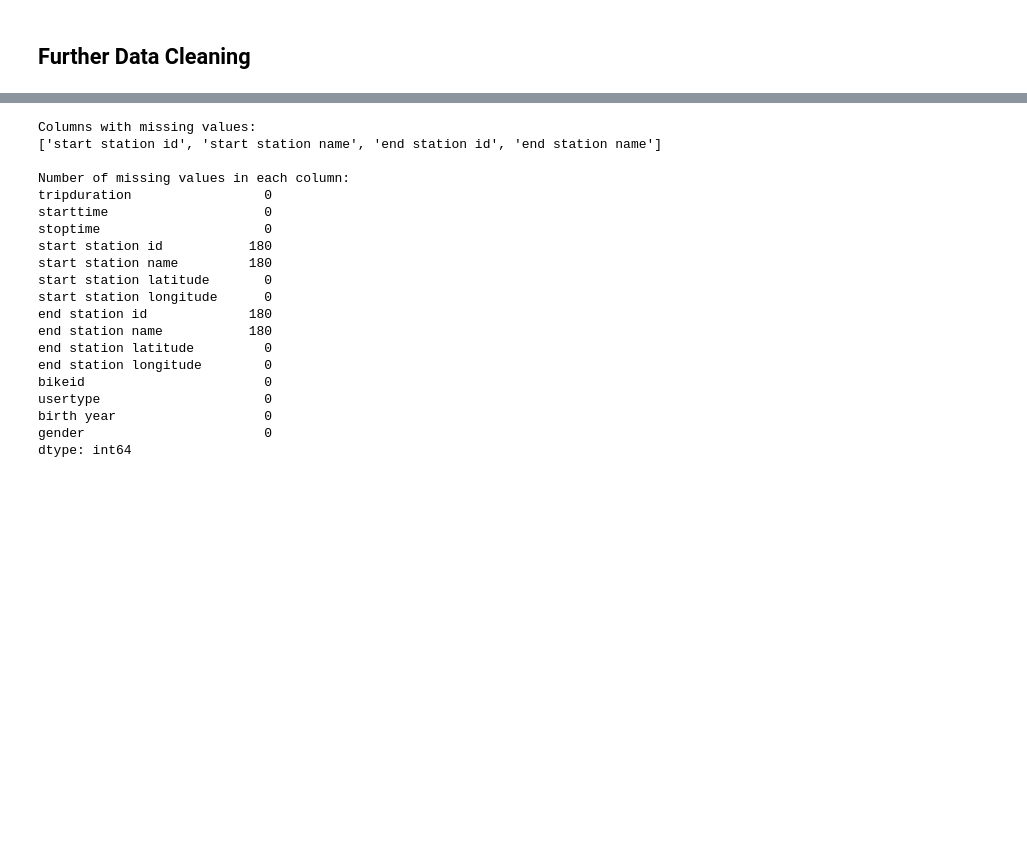
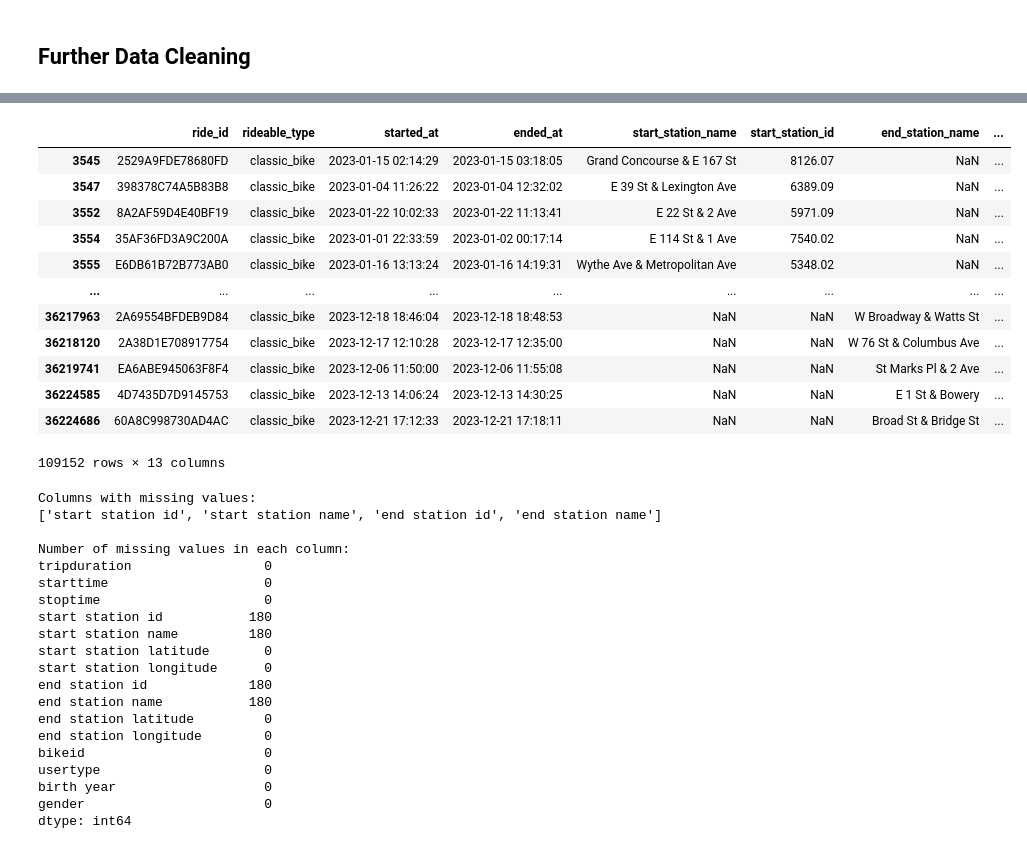
Before and after one commit to lukasschirren/nyc_bike_rental, a Jupyter notebook: Lukas_Workspace.ipynb, the cells around one changed output, grey strips where cells are left out. Saved outputs shown, nothing was run; the diff lists cells and outputs as text; code cells hidden in the pictures; blank space fills up the shorter version.

```diff
--- a/Lukas_Workspace.ipynb
+++ b/Lukas_Workspace.ipynb
@@ -75,3 +165,20 @@ dtype: int64
+# %%
+data_nan_location = data_2023[data_2023.isna().any(axis=1)]
+data_nan_location
+# %% [output]
+|  | ride_id | rideable_type | started_at | ended_at | start_station_name | start_station_id | end_station_name | ... |
+| 3545 | 2529A9FDE78680FD | classic_bike | 2023-01-15 02:14:29 | 2023-01-15 03:18:05 | Grand Concourse & E 167 St | 8126.07 | NaN | ... |
+| 3547 | 398378C74A5B83B8 | classic_bike | 2023-01-04 11:26:22 | 2023-01-04 12:32:02 | E 39 St & Lexington Ave | 6389.09 | NaN | ... |
+| 3552 | 8A2AF59D4E40BF19 | classic_bike | 2023-01-22 10:02:33 | 2023-01-22 11:13:41 | E 22 St & 2 Ave | 5971.09 | NaN | ... |
+| 3554 | 35AF36FD3A9C200A | classic_bike | 2023-01-01 22:33:59 | 2023-01-02 00:17:14 | E 114 St & 1 Ave | 7540.02 | NaN | ... |
+| 3555 | E6DB61B72B773AB0 | classic_bike | 2023-01-16 13:13:24 | 2023-01-16 14:19:31 | Wythe Ave & Metropolitan Ave | 5348.02 | NaN | ... |
+| ... | ... | ... | ... | ... | ... | ... | ... | ... |
+| 36217963 | 2A69554BFDEB9D84 | classic_bike | 2023-12-18 18:46:04 | 2023-12-18 18:48:53 | NaN | NaN | W Broadway & Watts St | ... |
+| 36218120 | 2A38D1E708917754 | classic_bike | 2023-12-17 12:10:28 | 2023-12-17 12:35:00 | NaN | NaN | W 76 St & Columbus Ave | ... |
+| 36219741 | EA6ABE945063F8F4 | classic_bike | 2023-12-06 11:50:00 | 2023-12-06 11:55:08 | NaN | NaN | St Marks Pl & 2 Ave | ... |
+| 36224585 | 4D7435D7D9145753 | classic_bike | 2023-12-13 14:06:24 | 2023-12-13 14:30:25 | NaN | NaN | E 1 St & Bowery | ... |
+| 36224686 | 60A8C998730AD4AC | classic_bike | 2023-12-21 17:12:33 | 2023-12-21 17:18:11 | NaN | NaN | Broad St & Bridge St | ... |
+109152 rows × 13 columns
 # %%
 columns_with_missing_values = data_2019.columns[data_2019.isna().any()].tolist()
 print("Columns with missing values:")
```
Also changed, not shown: parts of 11 cells of this notebook.
